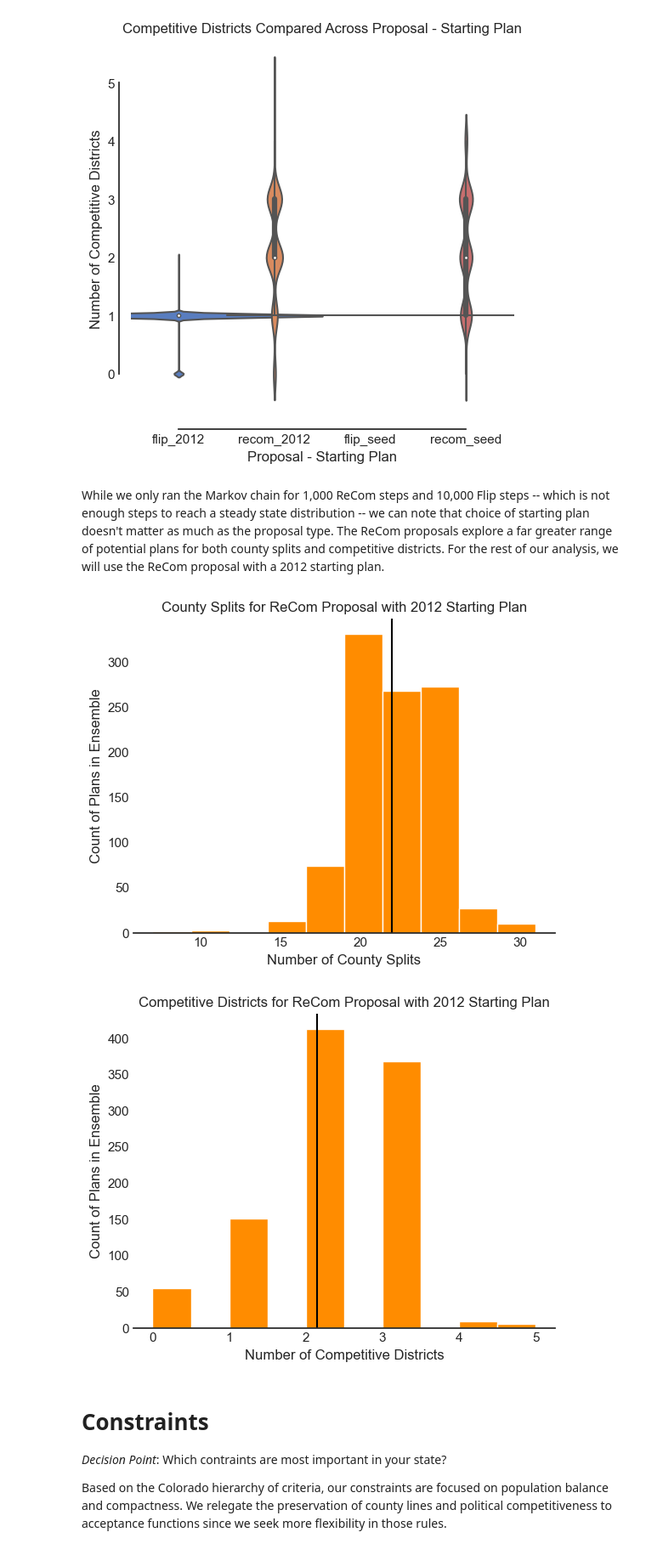
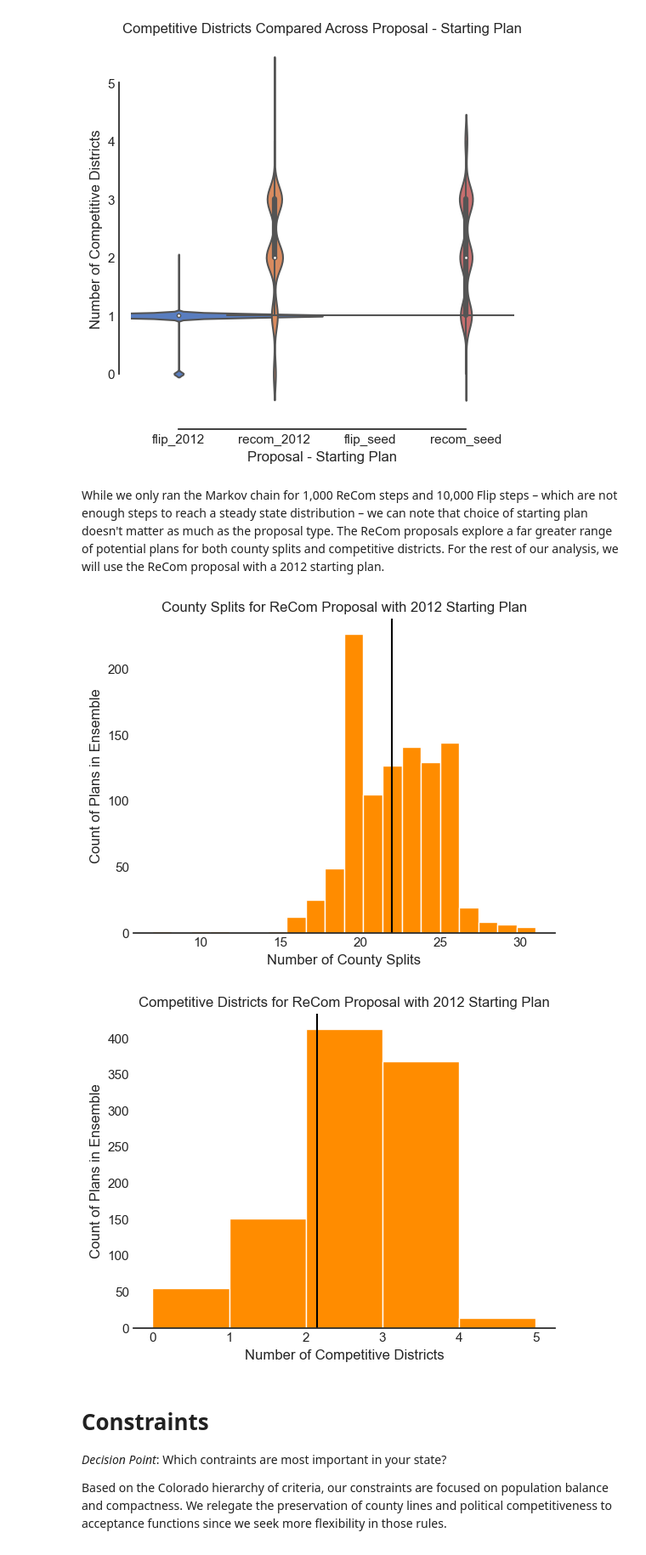
Before and after one commit to uwescience/dssg2021-redistricting, a Jupyter notebook: Colorado/02_CO_EDA_Modeling_Decisions.ipynb, the cells around one changed output. Shown at 85% size. Drawn from its saved outputs; the diff is of its cells as text; code cells hidden in the pictures.

```diff
--- a/Colorado/02_CO_EDA_Modeling_Decisions.ipynb
+++ b/Colorado/02_CO_EDA_Modeling_Decisions.ipynb
@@ -523,9 +523,9 @@ pass
 # %% [output]
 [figure]
 # %% [markdown]
-While we only ran the Markov chain for 1,000 ReCom steps and 10,000 Flip steps -- which is not enough steps to reach a steady state distribution -- we can note that choice of starting plan doesn't matter as much as the proposal type. The ReCom proposals explore a far greater range of potential plans for both county splits and competitive districts. For the rest of our analysis, we will use the ReCom proposal with a 2012 starting plan.
+While we only ran the Markov chain for 1,000 ReCom steps and 10,000 Flip steps – which are not enough steps to reach a steady state distribution – we can note that choice of starting plan doesn't matter as much as the proposal type. The ReCom proposals explore a far greater range of potential plans for both county splits and competitive districts. For the rest of our analysis, we will use the ReCom proposal with a 2012 starting plan.
 # %%
-plt.hist(per_chain["recom_2012"]["county_splits"], color="darkorange")
+plt.hist(per_chain["recom_2012"]["county_splits"], color="darkorange", bins=20)
 plt.axvline(x=(per_chain["recom_2012"]["county_splits"]).mean(),
            color="black")
 plt.locator_params(axis="both", integer=True, tight=True)
@@ -535,19 +535,19 @@ plt.ylabel("Count of Plans in Ensemble")
 sns.despine(left=True, right=True)
 pass
 # %% [output]
-[figure, old version]
+[figure, new version]
 # %%
-plt.hist(per_chain["recom_2012"]["comp_dist"], color="darkorange")
+plt.hist(per_chain["recom_2012"]["comp_dist"], color="darkorange", bins=5)
 plt.axvline(x=(per_chain["recom_2012"]["comp_dist"]).mean(),
            color="black")
 plt.locator_params(axis="both", integer=True, tight=True)
 plt.title("Competitive Districts for ReCom Proposal with 2012 Starting Plan")
 plt.xlabel("Number of Competitive Districts")
 plt.ylabel("Count of Plans in Ensemble")
 sns.despine(left=True, right=True)
 pass
 # %% [output]
-[figure, old version]
+[figure, new version]
 # %% [markdown]
 # Constraints
 
```
Also changed, not shown: parts of 7 cells of this notebook, 2 other files.
